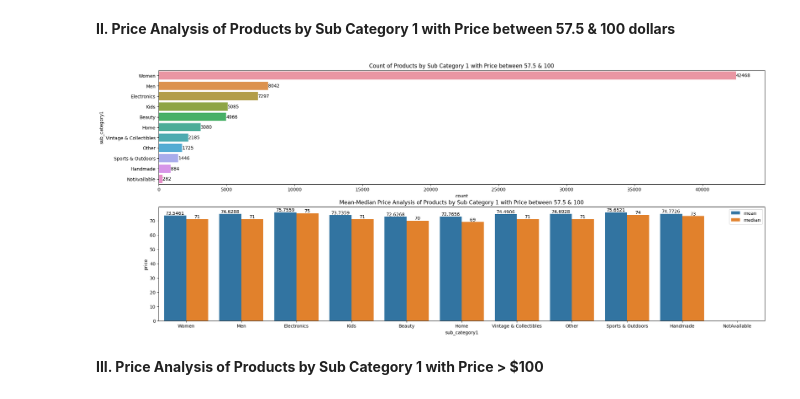
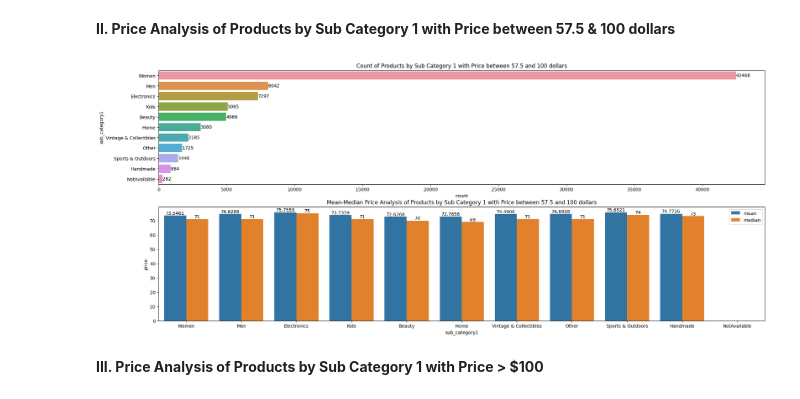
Before and after one commit to SC30GSWNBA/Mercari_Price_Suggestion_Challenge, a Jupyter notebook: Mercari_Price_Suggestion_Case_Study.ipynb, the cells around one changed output. Saved outputs shown, nothing was run; the diff lists cells and outputs as text; code cells hidden in the pictures.

```diff
--- a/Mercari_Price_Suggestion_Case_Study.ipynb
+++ b/Mercari_Price_Suggestion_Case_Study.ipynb
@@ -787,11 +791,15 @@ mercari_df['sub_category3'].replace(to_replace=['Bath', 'Bathing Accessories'],
 # %%
-mercari_df['sub_category3'].replace(to_replace=['Shampoo & Conditioner Sets', 'Shampoo Plus Conditioner'], value="Shampoo & Conditioner Sets", inplace = True)
+mercari_df['sub_category3'].replace(to_replace=['Shampoo & Conditioner Sets', 'Shampoo Plus Conditioner'], \
+                                    value="Shampoo & Conditioner Sets", inplace = True)
 # %%
-mercari_df['sub_category3'].replace(to_replace=['Styling Products', 'Styling Tools'], value="Styling Products", inplace = True)
+mercari_df['sub_category3'].replace(to_replace=['Styling Products', 'Styling Tools'], \
+                                    value="Styling Products", inplace = True)
 # %%
-mercari_df['sub_category3'].replace(to_replace=['Hair & Scalp Treatments', 'Hair Loss Products'], value="Hair Loss Products", inplace = True)
+mercari_df['sub_category3'].replace(to_replace=['Hair & Scalp Treatments', 'Hair Loss Products'], \
+                                    value="Hair Loss Products", inplace = True)
 # %%
-mercari_df['sub_category3'].replace(to_replace=['iPad,Tablet,eBook Readers', 'iPad,Tablet,eBook Access'], value="iPad,Tablet,eBook Readers/Access", inplace = True)
+mercari_df['sub_category3'].replace(to_replace=['iPad,Tablet,eBook Readers', 'iPad,Tablet,eBook Access'], \
+                                    value="iPad,Tablet,eBook Readers/Access", inplace = True)
 # %% [markdown]
 **Action Items:**
 
@@ -1270,24 +1315,28 @@ plt.show()
 # %%
 fig,axes=plt.subplots(2,1,figsize=(24,10))
 price_less_than_t = mercari_df[(mercari_df['price'] > 57.5) & (mercari_df['price'] <= 100)]
-sns.countplot(y='sub_category1', data=price_less_than_t, order = price_less_than_t['sub_category1'].value_counts().index, ax=axes[0])
+sns.countplot(y='sub_category1', data=price_less_than_t, order = price_less_than_t['sub_category1'].value_counts().\
+              index, ax=axes[0])
 axes[0].bar_label(axes[0].containers[0])
-axes[0].set_title('Count of Products by Sub Category 1 with Price between $57.5 & $100')
+axes[0].set_title('Count of Products by Sub Category 1 with Price between 57.5 and 100 dollars')
 products = price_less_than_t["sub_category1"].value_counts().index[:10]
-df_products1 = price_less_than_t[price_less_than_t['sub_category1'].isin(products)].groupby(['sub_category1']).agg({'price':'mean'}).reset_index()
+df_products1 = price_less_than_t[price_less_than_t['sub_category1'].isin(products)].groupby(['sub_category1']).\
+agg({'price':'mean'}).reset_index()
 df_products1['type'] = 'mean'
-df_products2 = price_less_than_t[price_less_than_t['sub_category1'].isin(products)].groupby(['sub_category1']).agg({'price':'median'}).reset_index()
+df_products2 = price_less_than_t[price_less_than_t['sub_category1'].isin(products)].groupby(['sub_category1']).\
+agg({'price':'median'}).reset_index()
 df_products2['type'] = 'median'
 df_products = pd.concat([df_products1, df_products2]).reset_index(drop = True)
 df_products
-sns.barplot(data=df_products, x="sub_category1", y="price", order = price_less_than_t['sub_category1'].value_counts().index, hue="type")
+sns.barplot(data=df_products, x="sub_category1", y="price", order = price_less_than_t['sub_category1'].value_counts().\
+            index, hue="type")
 axes[1].bar_label(axes[1].containers[0])
 axes[1].bar_label(axes[1].containers[1])
-axes[1].set_title('Mean-Median Price Analysis of Products by Sub Category 1 with Price between $57.5 & $100')
+axes[1].set_title('Mean-Median Price Analysis of Products by Sub Category 1 with Price between 57.5 and 100 dollars')
 plt.legend()
 plt.show()
 # %% [output]
-[figure, old version]
+[figure, new version]
 # %% [markdown]
 **III. Price Analysis of Products by Sub Category 1 with Price > $100**
 # %%
```
Also changed, not shown: parts of 23 cells of this notebook.
